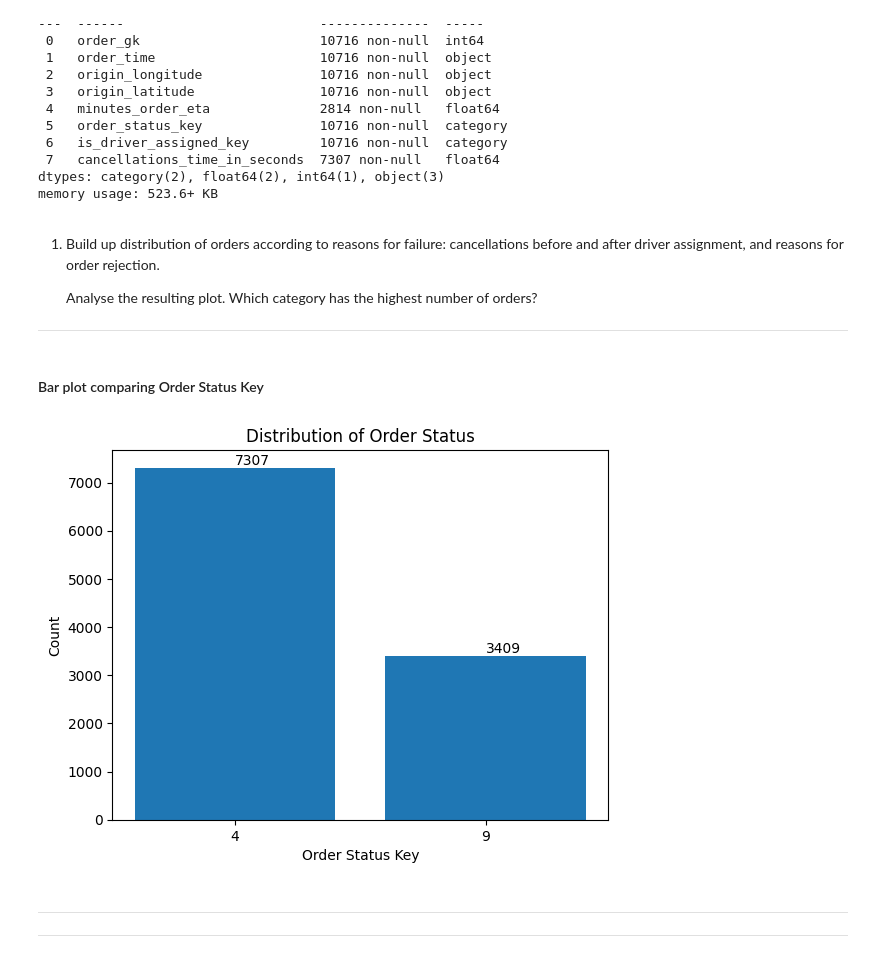
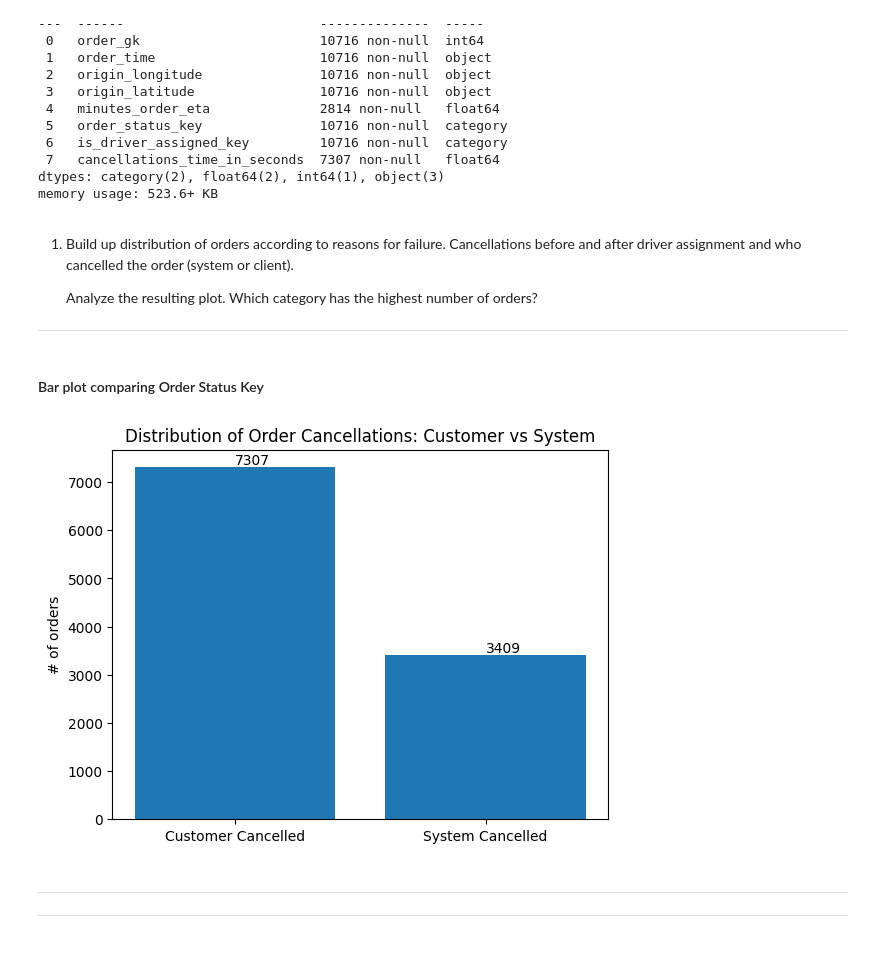
Before and after one commit to Christopher-DSA/Gett-GTM---Insights-from-Failed-Orders, a Jupyter notebook: Answering_Questions_With_The_Data.ipynb, the cells around one changed output. Saved outputs shown, nothing was run; the diff lists cells and outputs as text; code cells hidden in the pictures.

Commit message:
Update Bar Plot Titles and Axis Labels

```diff
--- a/Answering_Questions_With_The_Data.ipynb
+++ b/Answering_Questions_With_The_Data.ipynb
@@ -116,11 +116,10 @@ Data columns (total 8 columns):
 dtypes: category(2), float64(2), int64(1), object(3)
 memory usage: 523.6+ KB
 # %% [markdown]
-1. Build up distribution of orders according to reasons for failure:
-cancellations before and after driver assignment,
-and reasons for order rejection.
+1. Build up distribution of orders according to reasons for failure. Cancellations before and after driver assignment
+and who cancelled the order (system or client).
 
-    Analyse the resulting plot. Which category has the highest number of orders?
+    Analyze the resulting plot. Which category has the highest number of orders?
 
 ---
 # %% [markdown]
@@ -131,26 +130,27 @@ and reasons for order rejection.
 # %%
 # Get the value counts
 value_counts = df['order_status_key'].value_counts()
 
 # Get categories and values
 categories = value_counts.index
 values = value_counts.values
 
 # Create the bar plot
 bars = plt.bar(categories, values)
 
 # Add text labels
 for bar in bars:
     yval = bar.get_height()
     plt.text(bar.get_x() + bar.get_width()/2.0, yval, int(yval), va='bottom')  # va: vertical alignment
 
-plt.xlabel('Order Status Key')
-plt.ylabel('Count')
-plt.title('Distribution of Order Status')
+plt.xticks(categories,['Customer Cancelled','System Cancelled'])
+plt.xlabel('')
+plt.ylabel('# of orders')
+plt.title('Distribution of Order Cancellations: Customer vs System')
 
 plt.show()
 # %% [output]
-[figure, old version]
+[figure, new version]
 # %% [markdown]
 ---
 ---
```
Also changed, not shown: parts of 1 cell of this notebook.
